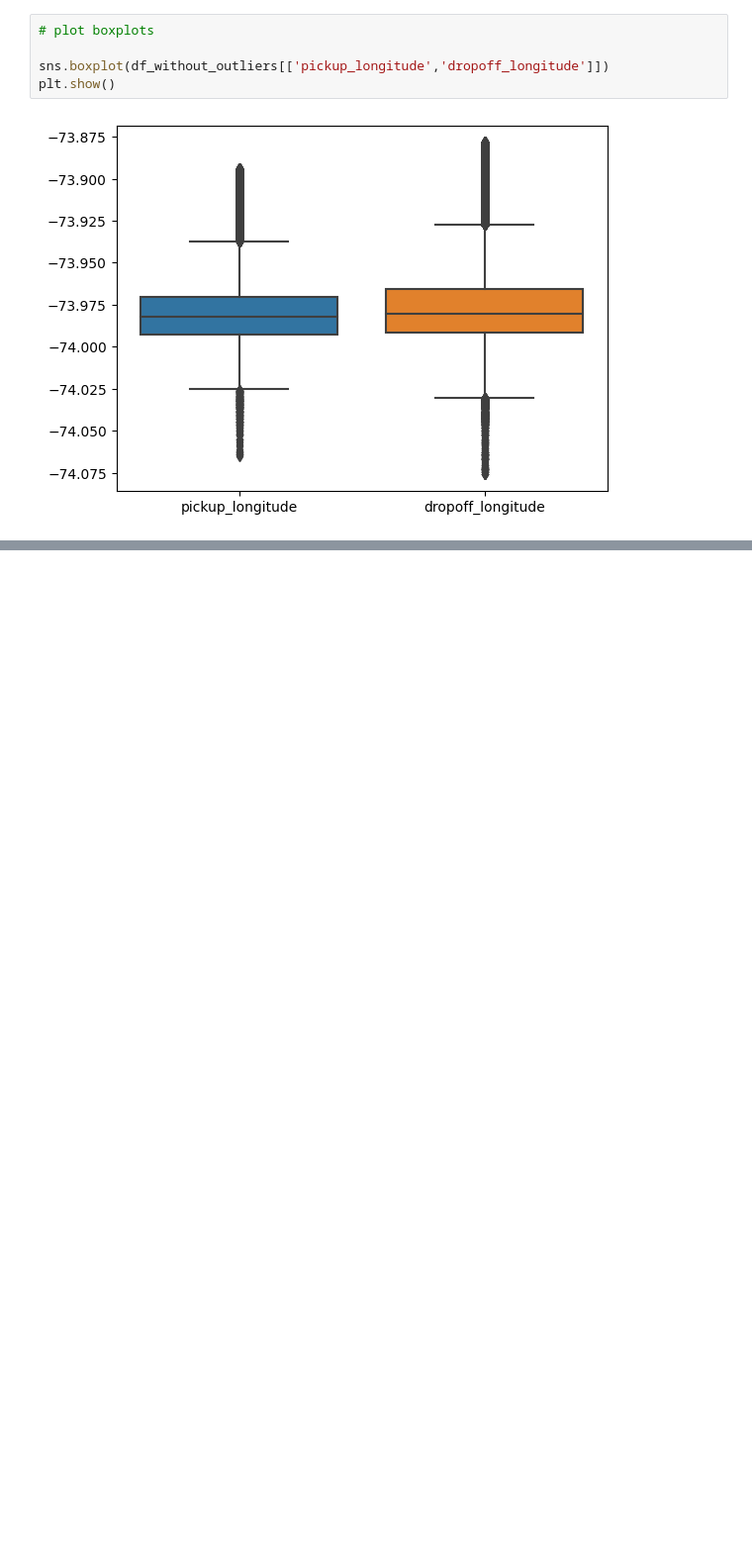
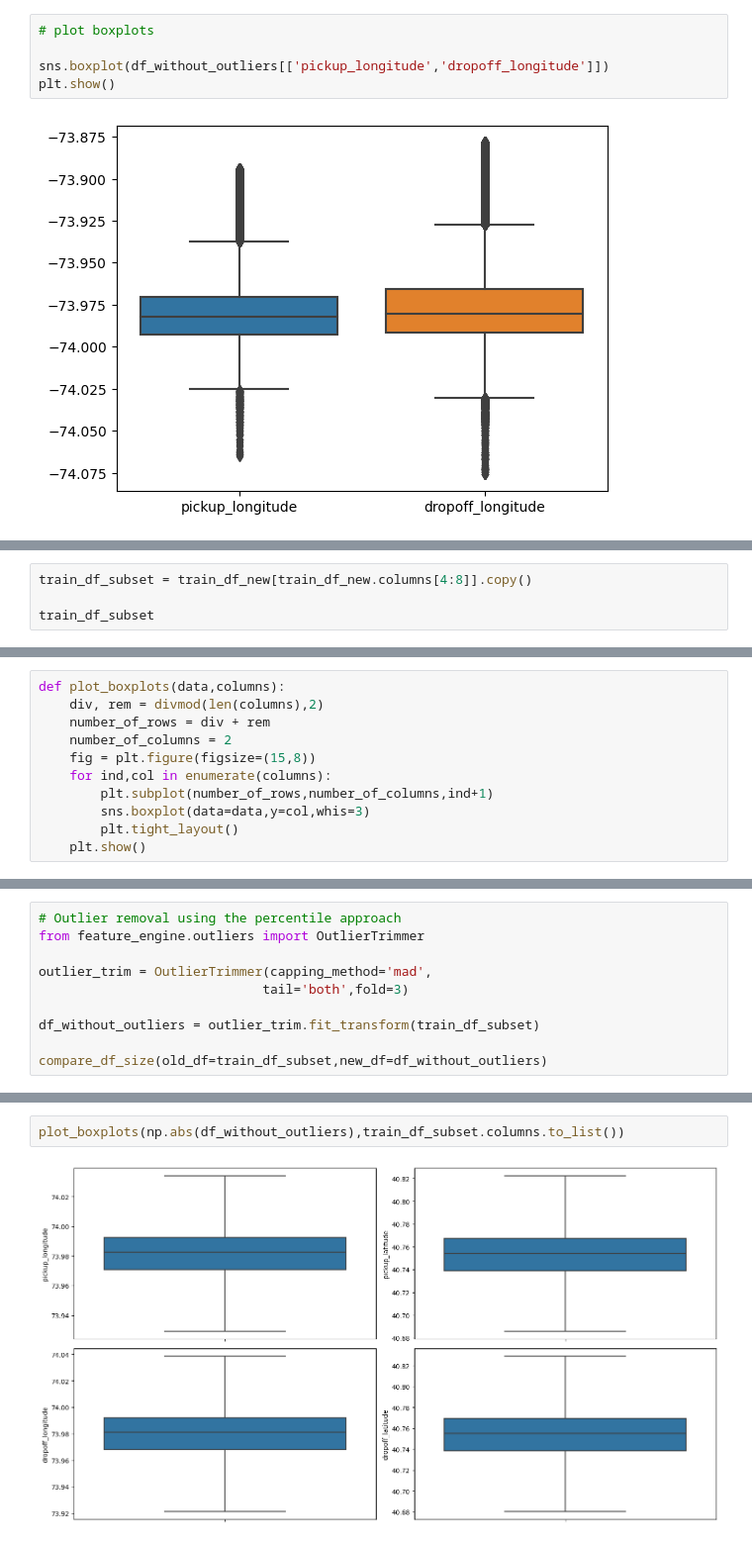
Before and after one commit to Himanshu-1703/kaggle-notebooks, a Jupyter notebook: rushing-through-nyc.ipynb, the cells around one changed output, grey strips where cells are left out. Shown at 99% size. Saved outputs shown, nothing was run; the diff lists cells and outputs as text; blank space fills up the shorter version.

```diff
--- a/rushing-through-nyc.ipynb
+++ b/rushing-through-nyc.ipynb
@@ -1363,0 +1467,4 @@ plt.show()
+# %%
+train_df_subset = train_df_new[train_df_new.columns[4:8]].copy()
+
+train_df_subset
@@ -1363,0 +1485,11 @@ plt.show()
+# %%
+def plot_boxplots(data,columns):
+    div, rem = divmod(len(columns),2)
+    number_of_rows = div + rem
+    number_of_columns = 2
+    fig = plt.figure(figsize=(15,8))
+    for ind,col in enumerate(columns):
+        plt.subplot(number_of_rows,number_of_columns,ind+1)
+        sns.boxplot(data=data,y=col,whis=3)
+        plt.tight_layout()
+    plt.show()
@@ -1363,0 +1507,10 @@ plt.show()
+# %%
+# Outlier removal using the percentile approach
+from feature_engine.outliers import OutlierTrimmer
+
+outlier_trim = OutlierTrimmer(capping_method='mad',
+                             tail='both',fold=3)
+
+df_without_outliers = outlier_trim.fit_transform(train_df_subset)
+
+compare_df_size(old_df=train_df_subset,new_df=df_without_outliers)
@@ -1363,0 +1552,4 @@ plt.show()
+# %%
+plot_boxplots(np.abs(df_without_outliers),train_df_subset.columns.to_list())
+# %% [output]
+[figure, added]
```
Also changed, not shown: parts of 28 cells of this notebook.
